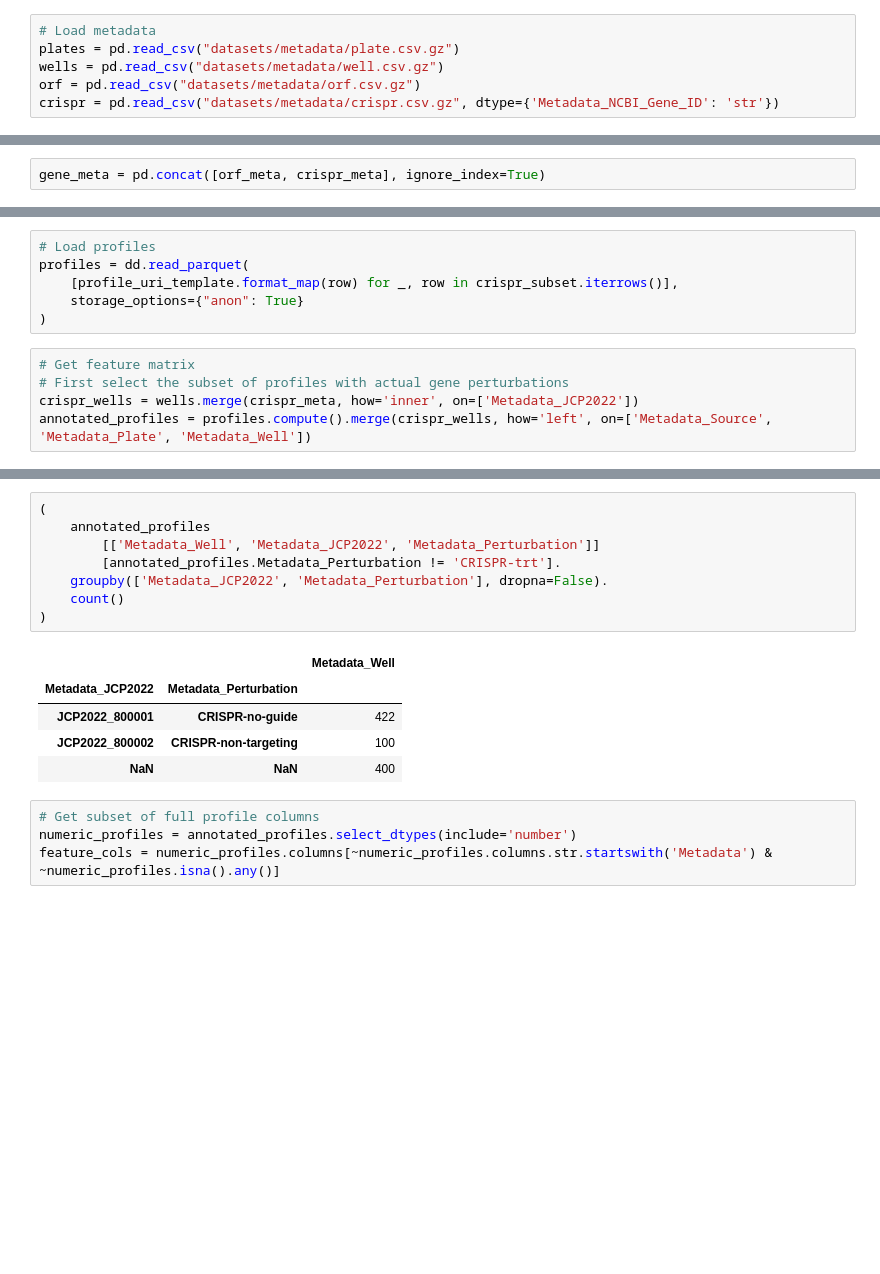
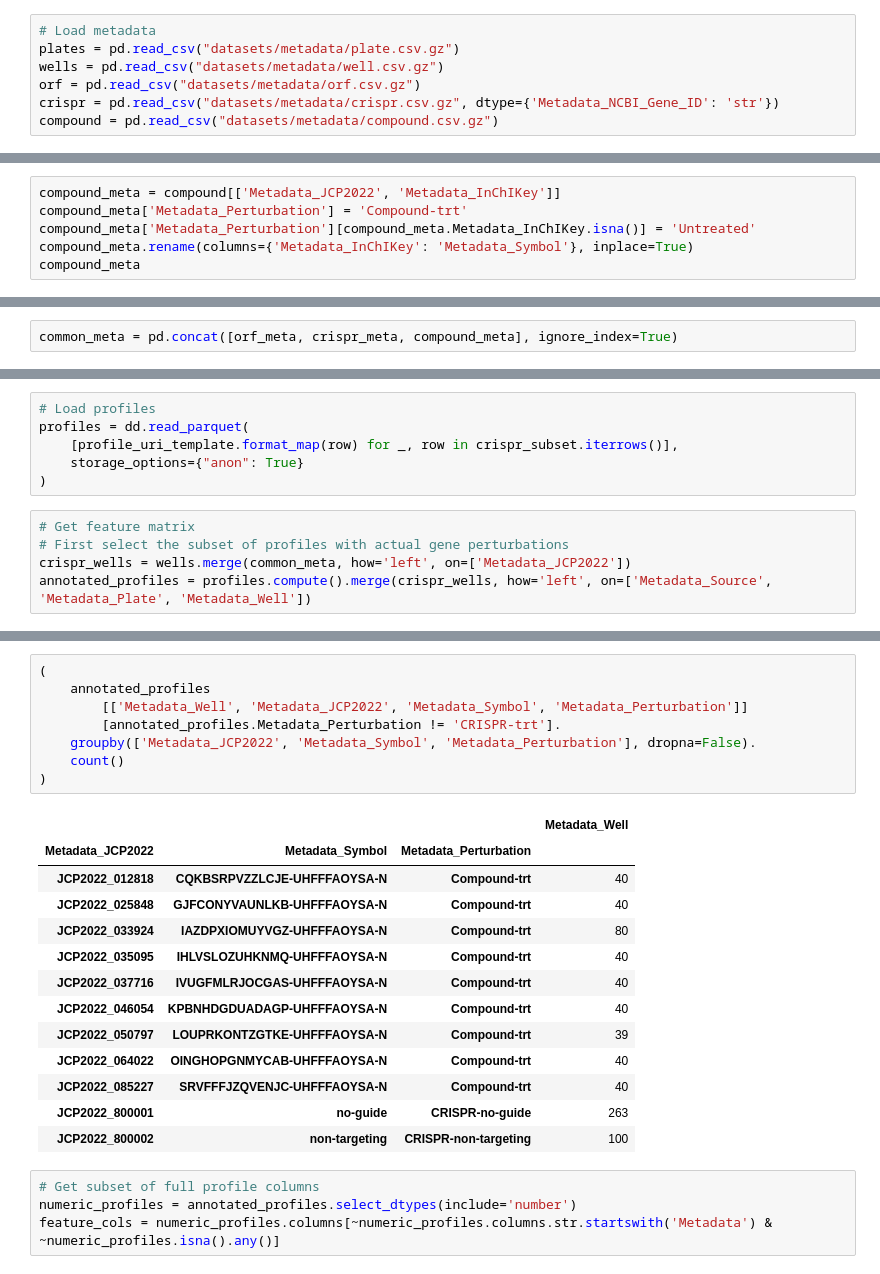
Before and after one commit to Craven-Biostat-Lab/morphology-prediction, a Jupyter notebook: data-loading.ipynb, the cells around one changed output, grey strips where cells are left out. Saved outputs shown, nothing was run; the diff lists cells and outputs as text; blank space fills up the shorter version.

```diff
--- a/data-loading.ipynb
+++ b/data-loading.ipynb
@@ -27,6 +27,7 @@ plates = pd.read_csv("datasets/metadata/plate.csv.gz")
 wells = pd.read_csv("datasets/metadata/well.csv.gz")
 orf = pd.read_csv("datasets/metadata/orf.csv.gz")
 crispr = pd.read_csv("datasets/metadata/crispr.csv.gz", dtype={'Metadata_NCBI_Gene_ID': 'str'})
+compound = pd.read_csv("datasets/metadata/compound.csv.gz")
 # %%
 plates.Metadata_PlateType.value_counts()
 # %% [output]
@@ -144,0 +164,6 @@ Name: count, dtype: int64
+# %%
+compound_meta = compound[['Metadata_JCP2022', 'Metadata_InChIKey']]
+compound_meta['Metadata_Perturbation'] = 'Compound-trt'
+compound_meta['Metadata_Perturbation'][compound_meta.Metadata_InChIKey.isna()] = 'Untreated'
+compound_meta.rename(columns={'Metadata_InChIKey': 'Metadata_Symbol'}, inplace=True)
+compound_meta
@@ -145,5 +184,5 @@ Name: count, dtype: int64
 # %% [markdown]
 Create a common table for all genetic perturbations
 # %%
-gene_meta = pd.concat([orf_meta, crispr_meta], ignore_index=True)
+common_meta = pd.concat([orf_meta, crispr_meta, compound_meta], ignore_index=True)
 # %%
@@ -246,7 +269,7 @@ profiles = dd.read_parquet(
 # %%
 # Get feature matrix
 # First select the subset of profiles with actual gene perturbations
-crispr_wells = wells.merge(crispr_meta, how='inner', on=['Metadata_JCP2022'])
+crispr_wells = wells.merge(common_meta, how='left', on=['Metadata_JCP2022'])
 annotated_profiles = profiles.compute().merge(crispr_wells, how='left', on=['Metadata_Source', 'Metadata_Plate', 'Metadata_Well'])
 # %%
 # Take a look at metadata
@@ -268,17 +291,25 @@ annotated_profiles[annotated_profiles.columns[annotated_profiles.columns.str.sta
 # %%
 (
     annotated_profiles
-        [['Metadata_Well', 'Metadata_JCP2022', 'Metadata_Perturbation']]
+        [['Metadata_Well', 'Metadata_JCP2022', 'Metadata_Symbol', 'Metadata_Perturbation']]
         [annotated_profiles.Metadata_Perturbation != 'CRISPR-trt'].
-    groupby(['Metadata_JCP2022', 'Metadata_Perturbation'], dropna=False).
+    groupby(['Metadata_JCP2022', 'Metadata_Symbol', 'Metadata_Perturbation'], dropna=False).
     count()
 )
 # %% [output]
-|  |  | Metadata_Well |
-| Metadata_JCP2022 | Metadata_Perturbation |  |
-| JCP2022_800001 | CRISPR-no-guide | 422 |
-| JCP2022_800002 | CRISPR-non-targeting | 100 |
-| NaN | NaN | 400 |
+|  |  |  | Metadata_Well |
+| Metadata_JCP2022 | Metadata_Symbol | Metadata_Perturbation |  |
+| JCP2022_012818 | CQKBSRPVZZLCJE-UHFFFAOYSA-N | Compound-trt | 40 |
+| JCP2022_025848 | GJFCONYVAUNLKB-UHFFFAOYSA-N | Compound-trt | 40 |
+| JCP2022_033924 | IAZDPXIOMUYVGZ-UHFFFAOYSA-N | Compound-trt | 80 |
+| JCP2022_035095 | IHLVSLOZUHKNMQ-UHFFFAOYSA-N | Compound-trt | 40 |
+| JCP2022_037716 | IVUGFMLRJOCGAS-UHFFFAOYSA-N | Compound-trt | 40 |
+| JCP2022_046054 | KPBNHDGDUADAGP-UHFFFAOYSA-N | Compound-trt | 40 |
+| JCP2022_050797 | LOUPRKONTZGTKE-UHFFFAOYSA-N | Compound-trt | 39 |
+| JCP2022_064022 | OINGHOPGNMYCAB-UHFFFAOYSA-N | Compound-trt | 40 |
+| JCP2022_085227 | SRVFFFJZQVENJC-UHFFFAOYSA-N | Compound-trt | 40 |
+| JCP2022_800001 | no-guide | CRISPR-no-guide | 263 |
+| JCP2022_800002 | non-targeting | CRISPR-non-targeting | 100 |
 # %%
 # Get subset of full profile columns
 numeric_profiles = annotated_profiles.select_dtypes(include='number')
```
Also changed, not shown: parts of 36 cells of this notebook, 2 other files.
